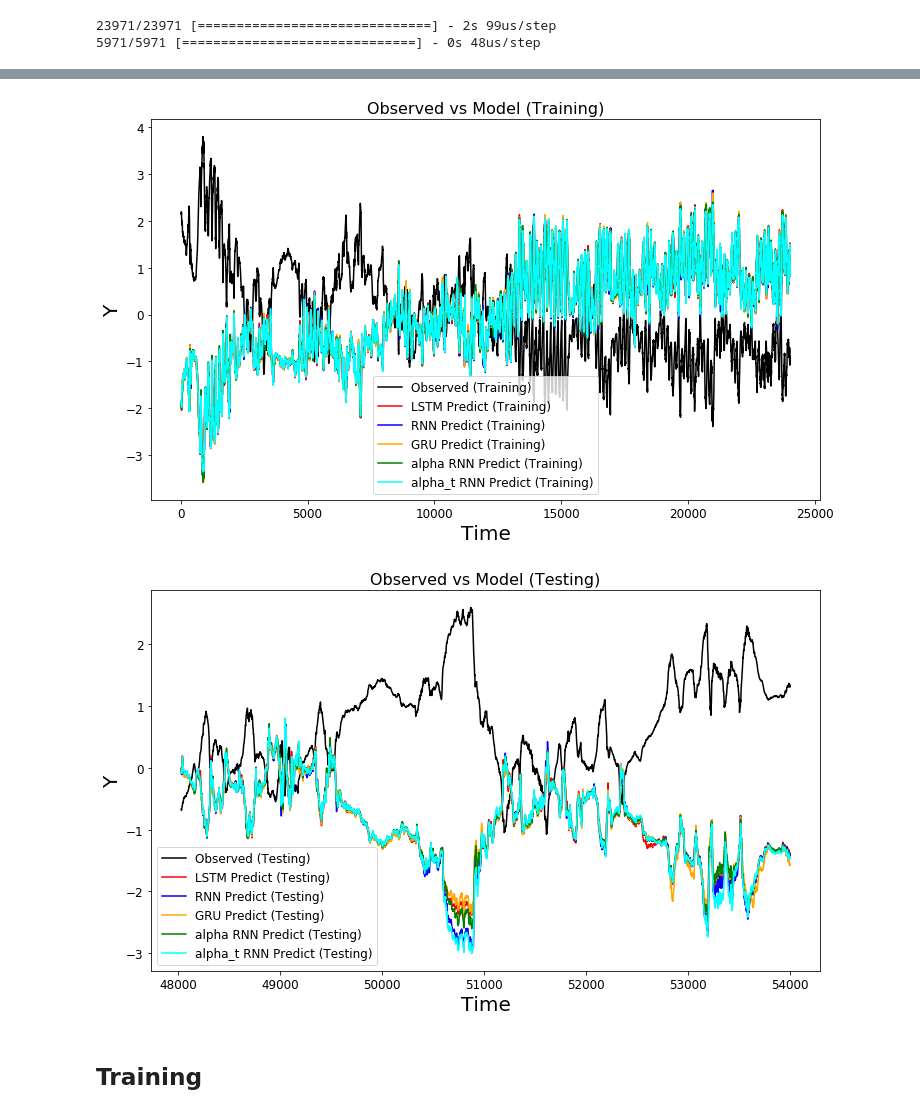
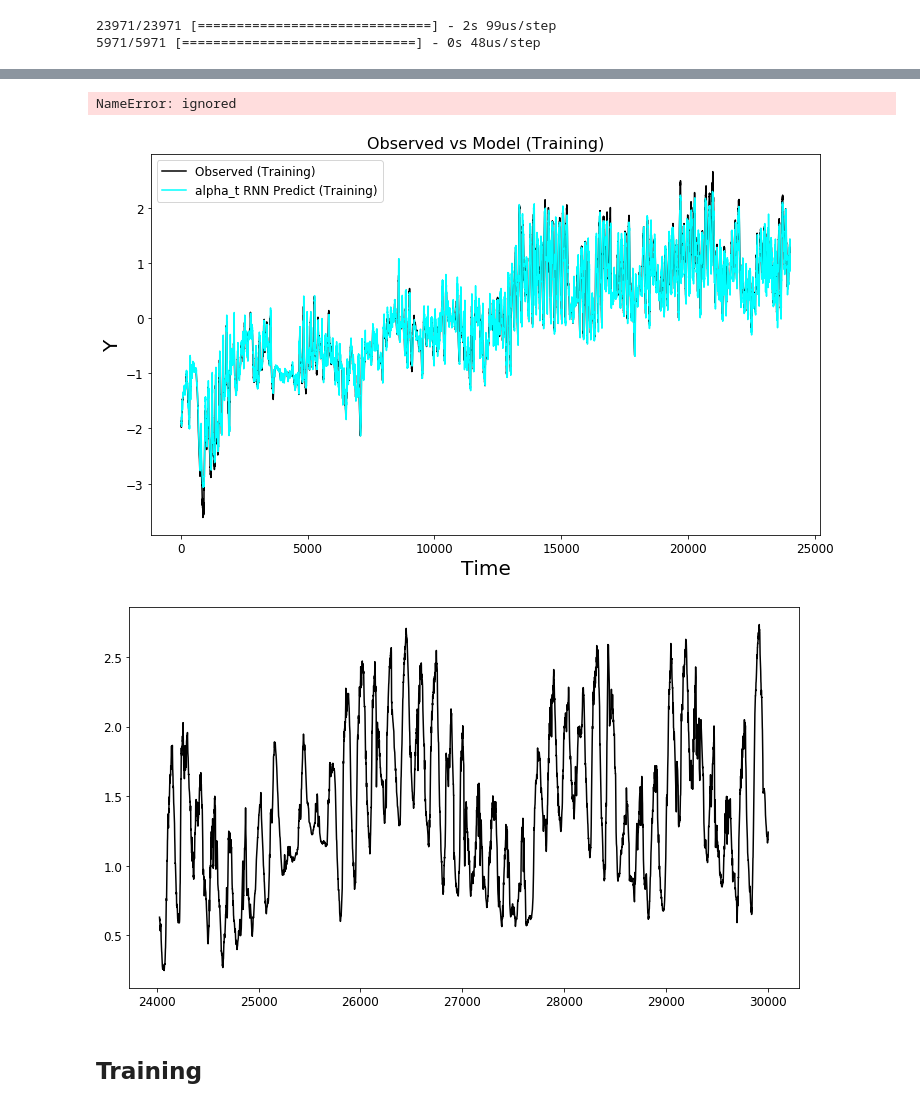
Before and after one commit to mfrdixon/alpha-RNN, a Jupyter notebook: Alpha_RNNs_regime_switching_test_case_weather_multi_Copy1.ipynb, the cells around one changed output, grey strips where cells are left out. Cells and saved outputs as stored; diff of their text form; code cells hidden in the pictures.

```diff
--- a/Alpha_RNNs_regime_switching_test_case_weather_multi_Copy1.ipynb
+++ b/Alpha_RNNs_regime_switching_test_case_weather_multi_Copy1.ipynb
@@ -152,7 +159,7 @@ df_new = df[:30000]
 df_new[use_features].astype('float32').dtypes
 #print(df_new[use_features])
 split = int(len(df_new)*train_weight)
-print(split)
+
 df_train = df_new[use_features].iloc[:split]
 df_train[use_features].astype('float32').dtypes
 mu = df_train[use_features].mean()
@@ -163,15 +170,15 @@ std_df_train = (df_train[use_features] - mu)/sigma
 df_train = std_df_train
 #print(df_train[use_features])
 #df_new = df[split:10000]
-df_test = df[use_features].loc[split:]
-#print(df_test)
-std_df_test = (df_test[use_features].loc[split:30000] - mu)/sigma
+df_test = df_new[use_features].loc[split:]
+#print(std_df_train)
+std_df_test = (df_test[use_features].loc[split:] - mu)/sigma
 
 #.apply(lambda x: (x-mu)/sigma).iloc[split:30000]
 print("second df")
 df_test = std_df_test
-#print(df_test[use_features].loc[split])
-print(std_df_test)
+print(df_train)
+print(df_test)
 print("mu" + str(mu))
 print("sigma" + str(sigma))
 
@@ -1302,3 +1287,6 @@ Epoch 3/2000
+# %%
+nodes_alpharnnt=10
+l1_reg=0
 # %%
 alpharnnt = AlphaRNNt(nodes_alpharnnt,l1_reg)
 alpharnnt.fit(x_train_reg,y_train_reg,epochs=2000,batch_size=1000,callbacks=[es])
@@ -1997,37 +1624,40 @@ Total params: 571
 Trainable params: 571
 Non-trainable params: 0
 _________________________________________________________________
+# %%
+use_feature=target
 # %%
 fig = plt.figure(figsize=(12,7))
-train_line_real = plt.plot(std_df_train.index[n_steps+n_steps_ahead-1:], std_df_train[use_feature][n_steps+n_steps_ahead-1:], color="black", label="Observed (Training)")
-train_line_pred = plt.plot(std_df_train.index[n_steps+n_steps_ahead-1:], lstm_pred_train[:, 0], color="red", label="LSTM Predict (Training)")
-train_line_pred = plt.plot(std_df_train.index[n_steps+n_steps_ahead-1:], rnn_pred_train[:, 0], color="blue", label="RNN Predict (Training)")
-train_line_pred = plt.plot(std_df_train.index[n_steps+n_steps_ahead-1:], gru_pred_train[:, 0], color="orange", label="GRU Predict (Training)")
-train_line_pred = plt.plot(std_df_train.index[n_steps+n_steps_ahead-1:], alpharnn_pred_train[:,0], color='green', label="alpha RNN Predict (Training)")
-train_line_pred = plt.plot(std_df_train.index[n_steps+n_steps_ahead-1:], alpharnnt_pred_train[:,0], color="cyan", label="alpha_t RNN Predict (Training)" )
+train_line_real = plt.plot(df_train.index[n_steps+n_steps_ahead-1:], df_train[use_feature][n_steps+n_steps_ahead-1:], color="black", label="Observed (Training)")
+#train_line_pred = plt.plot(df_train.index[n_steps+n_steps_ahead-1:], lstm_pred_train[:, 0], color="red", label="LSTM Predict (Training)")
+#train_line_pred = plt.plot(df_train.index[n_steps+n_steps_ahead-1:], rnn_pred_train[:, 0], color="blue", label="RNN Predict (Training)")
+#train_line_pred = plt.plot(df_train.index[n_steps+n_steps_ahead-1:], gru_pred_train[:, 0], color="orange", label="GRU Predict (Training)")
+#train_line_pred = plt.plot(df_train.index[n_steps+n_steps_ahead-1:], alpharnn_pred_train[:,0], color='green', label="alpha RNN Predict (Training)")
+train_line_pred = plt.plot(df_train.index[n_steps+n_steps_ahead-1:], alpharnnt_pred_train[:,0], color="cyan", label="alpha_t RNN Predict (Training)" )
 
 plt.legend(loc="best", fontsize=12)
 plt.title('Observed vs Model (Training)', fontsize=16)
 plt.xlabel('Time', fontsize=20)
 plt.ylabel('Y', fontsize=20)
 
 fig = plt.figure(figsize=(12,7))
-test_line_real = plt.plot(std_df_test.index[n_steps+n_steps_ahead-1:], std_df_test[use_feature][n_steps+n_steps_ahead-1:], color="black", label="Observed (Testing)")
+test_line_real = plt.plot(std_df_test.index[n_steps+n_steps_ahead-1:], df_test[use_feature][n_steps+n_steps_ahead-1:], color="black", label="Observed (Testing)")
 test_line_pred = plt.plot(std_df_test.index[n_steps+n_steps_ahead-1:], lstm_pred_test[:, 0], color="red", label="LSTM Predict (Testing)")
 test_line_pred = plt.plot(std_df_test.index[n_steps+n_steps_ahead-1:], rnn_pred_test[:, 0], color="blue", label="RNN Predict (Testing)")
 test_line_pred = plt.plot(std_df_test.index[n_steps+n_steps_ahead-1:], gru_pred_test[:, 0], color="orange", label="GRU Predict (Testing)")
 test_line_pred = plt.plot(std_df_test.index[n_steps+n_steps_ahead-1:], alpharnn_pred_test,color="green", label="alpha RNN Predict (Testing)")
 test_line_pred = plt.plot(std_df_test.index[n_steps+n_steps_ahead-1:], alpharnnt_pred_test, color="cyan", label= "alpha_t RNN Predict (Testing)")
 # train_line_pred = plt.plot(session.run(output, feed_dict={alpharnn.input_layer: x_test_reg})
 plt.legend(loc="best", fontsize=12)
 plt.title('Observed vs Model (Testing)', fontsize=16)
 plt.xlabel('Time', fontsize=20)
 plt.ylabel('Y', fontsize=20)
 
 plt.show()
 # %% [output]
+NameError: ignored
-[figure, old version]
+[figure, new version]
-[figure, old version]
+[figure, new version]
 # %% [markdown]
 ## Training
 # %%
```
Also changed, not shown: parts of 16 cells of this notebook.
